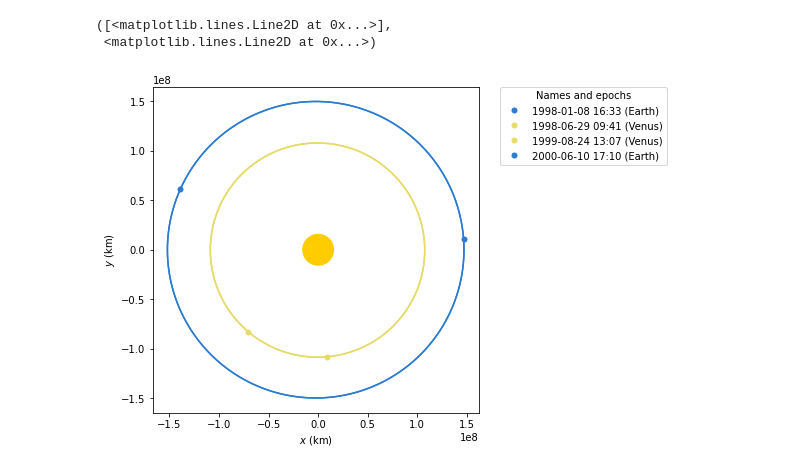
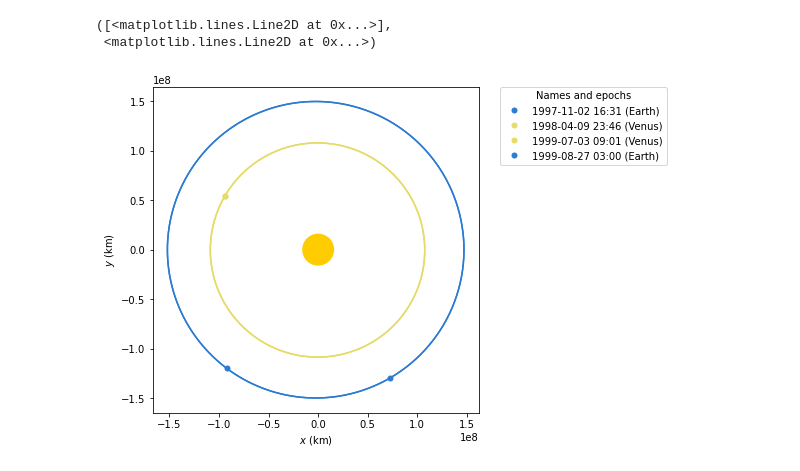
Before and after one commit to fbrunodr/TestOptimizersOnSpaceTrajectoryProblems, a Jupyter notebook: cassini_plot.ipynb, the cells around one changed output. Saved outputs shown, nothing was run; the diff lists cells and outputs as text; code cells hidden in the pictures.

```diff
--- a/cassini_plot.ipynb
+++ b/cassini_plot.ipynb
@@ -10,22 +10,22 @@ from poliastro.twobody import Orbit
 from poliastro.maneuver import Maneuver
 from poliastro.util import time_range
 # %%
-T0 = Time("J2000", scale="tdb") - 722.81023623 * u.day
-t1 = T0 + 171.71437713 * u.day
-t2 = t1 + 421.14257456 * u.day
-t3 = t2 + 291.16897734 * u.day
-t4 = t3 + 835.17015932 * u.day
-t5 = t4 + 4624.18561213 * u.day
+T0 = Time("J2000", scale="tdb") -789.8117 * u.day
+t1 = T0 + 158.302027105278 * u.day
+t2 = t1 + 449.385873819743 * u.day
+t3 = t2 + 54.7489684339665 * u.day
+t4 = t3 + 1024.36205846918 * u.day
+t5 = t4 + 4552.30796805542 * u.day
 
 plotter = StaticOrbitPlotter(plane=Planes.EARTH_ECLIPTIC)
 plotter.plot_body_orbit(Earth, T0, label="Earth")
 plotter.plot_body_orbit(Venus, t1, label="Venus")
 plotter.plot_body_orbit(Venus, t2, label="Venus")
 plotter.plot_body_orbit(Earth, t3, label="Earth")
 # %% [output]
 ([<matplotlib.lines.Line2D at 0x...>],
  <matplotlib.lines.Line2D at 0x...>)
-[figure, old version]
+[figure, new version]
 # %%
 # Ephemerides
 earth = Ephem.from_body(Earth, time_range(T0, end=t3), plane=Planes.EARTH_ECLIPTIC)
```
Also changed, not shown: parts of 2 cells of this notebook, 29 other files.
